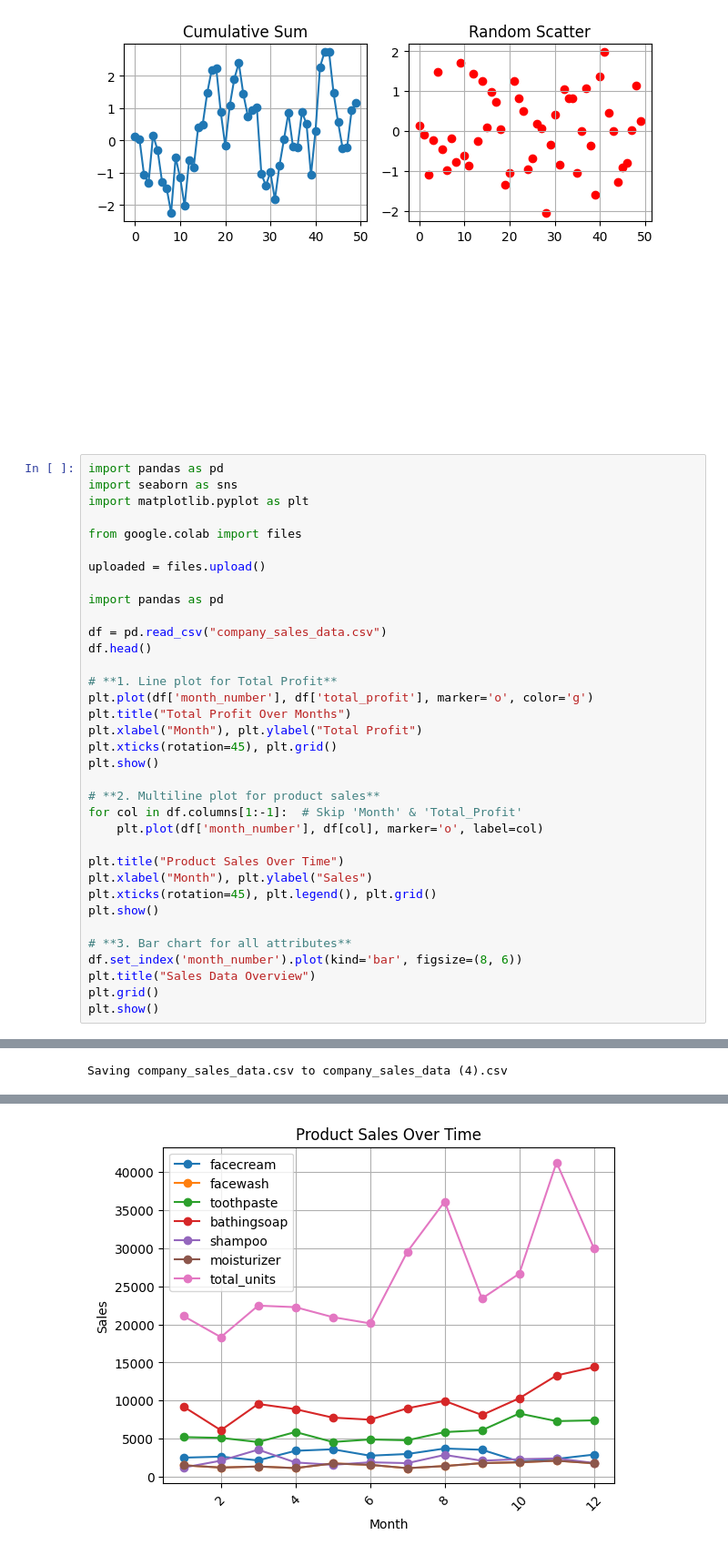
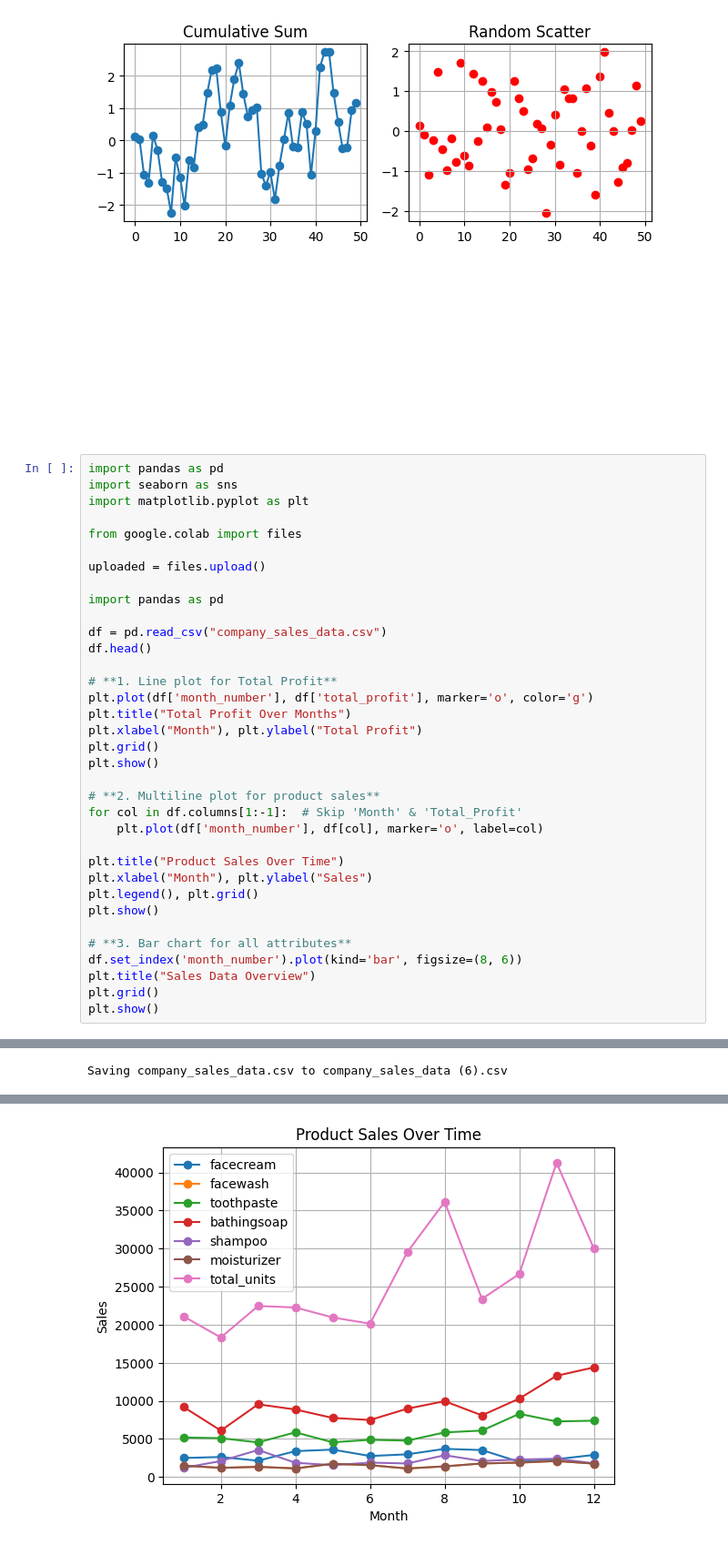
Before and after one commit to Ragini2424/CognitiveAssignment, a Jupyter notebook: cognitive_6.ipynb, the cells around one changed output, grey strips where cells are left out. Shown at 91% size. Saved outputs shown, nothing was run; the diff lists cells and outputs as text.

```diff
--- a/cognitive_6.ipynb
+++ b/cognitive_6.ipynb
@@ -87,7 +87,7 @@ df.head()
 plt.plot(df['month_number'], df['total_profit'], marker='o', color='g')
 plt.title("Total Profit Over Months")
 plt.xlabel("Month"), plt.ylabel("Total Profit")
-plt.xticks(rotation=45), plt.grid()
+plt.grid()
 plt.show()
 
 # **2. Multiline plot for product sales**
@@ -96,7 +96,7 @@ for col in df.columns[1:-1]:  # Skip 'Month' & 'Total_Profit'
 
 plt.title("Product Sales Over Time")
 plt.xlabel("Month"), plt.ylabel("Sales")
-plt.xticks(rotation=45), plt.legend(), plt.grid()
+plt.legend(), plt.grid()
 plt.show()
 
 # **3. Bar chart for all attributes**
@@ -106,4 +106,4 @@ plt.grid()
 plt.show()
 # %% [output]
 [interactive output not drawn]
-Saving company_sales_data.csv to company_sales_data (4).csv
+Saving company_sales_data.csv to company_sales_data (6).csv
@@ -111 +111 @@ Saving company_sales_data.csv to company_sales_data (4).csv
-[figure, old version]
+[figure, new version]
```
Also changed, not shown: parts of 1 cell of this notebook.
